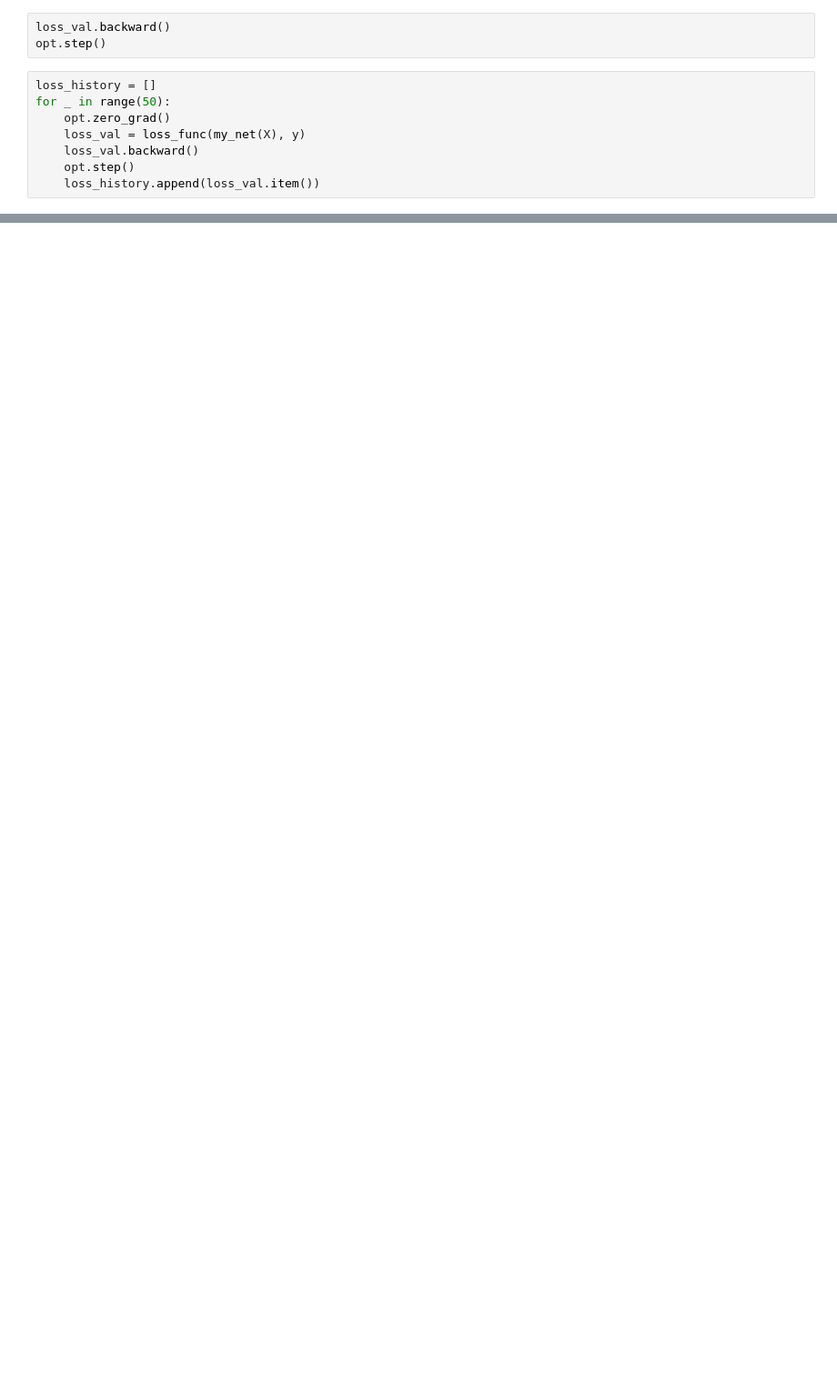
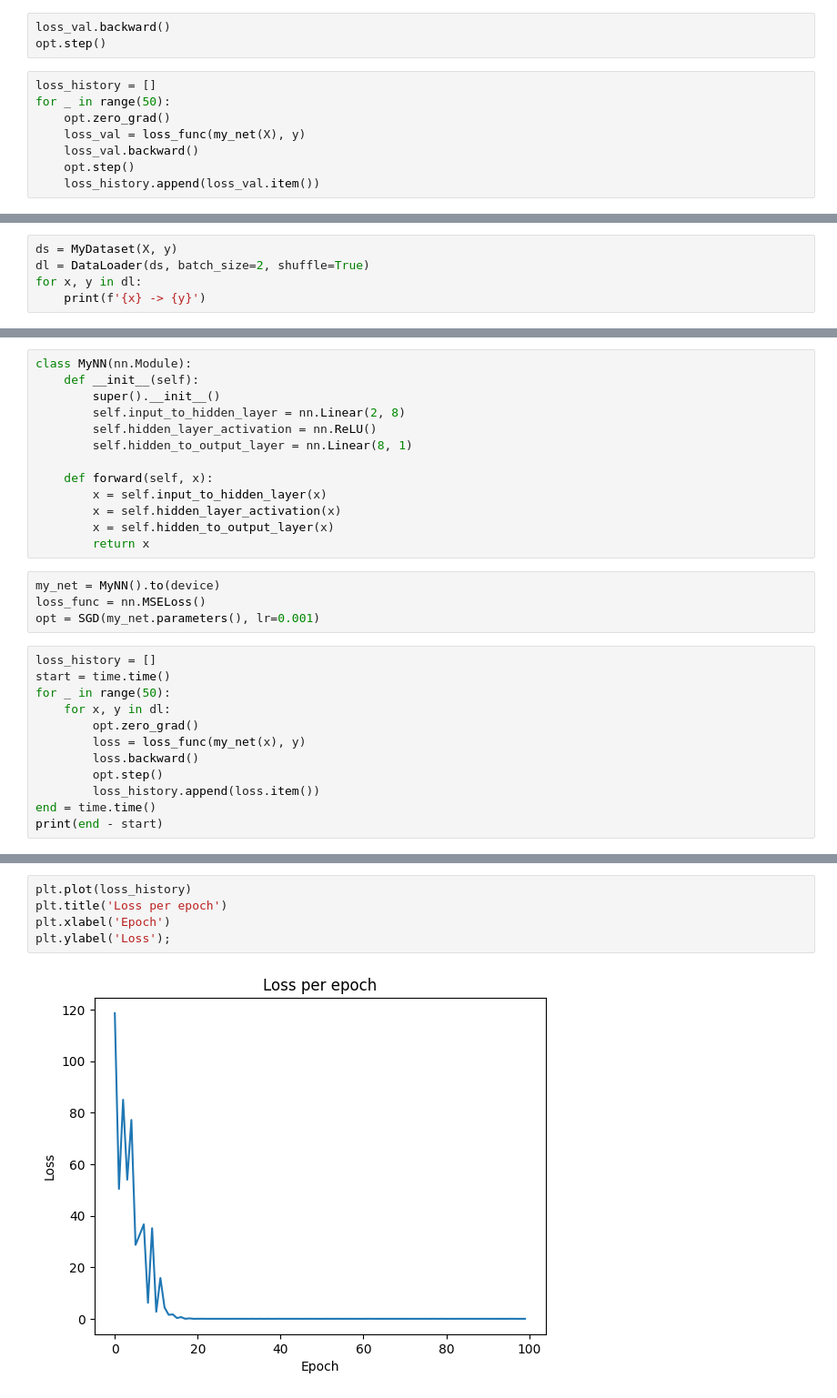
Before and after one commit to damiansp/cpu_vis, a Jupyter notebook: mod_w_pytorch/02_fundamentals/1_fundamentals.ipynb, the cells around one changed output, grey strips where cells are left out. Shown at 91% size. Cells and saved outputs as stored; diff of their text form; blank space fills up the shorter version.

```diff
--- a/mod_w_pytorch/02_fundamentals/1_fundamentals.ipynb
+++ b/mod_w_pytorch/02_fundamentals/1_fundamentals.ipynb
@@ -296,0 +319,5 @@ plt.ylabel('Loss');
+# %%
+ds = MyDataset(X, y)
+dl = DataLoader(ds, batch_size=2, shuffle=True)
+for x, y in dl:
+    print(f'{x} -> {y}')
@@ -296,0 +331,29 @@ plt.ylabel('Loss');
+# %%
+class MyNN(nn.Module):
+    def __init__(self):
+        super().__init__()
+        self.input_to_hidden_layer = nn.Linear(2, 8)
+        self.hidden_layer_activation = nn.ReLU()
+        self.hidden_to_output_layer = nn.Linear(8, 1)
+
+    def forward(self, x):
+        x = self.input_to_hidden_layer(x)
+        x = self.hidden_layer_activation(x)
+        x = self.hidden_to_output_layer(x)
+        return x
+# %%
+my_net = MyNN().to(device)
+loss_func = nn.MSELoss()
+opt = SGD(my_net.parameters(), lr=0.001)
+# %%
+loss_history = []
+start = time.time()
+for _ in range(50):
+    for x, y in dl:
+        opt.zero_grad()
+        loss = loss_func(my_net(x), y)
+        loss.backward()
+        opt.step()
+        loss_history.append(loss.item())
+end = time.time()
+print(end - start)
@@ -296,0 +362,7 @@ plt.ylabel('Loss');
+# %%
+plt.plot(loss_history)
+plt.title('Loss per epoch')
+plt.xlabel('Epoch')
+plt.ylabel('Loss');
+# %% [output]
+[figure, added]
```
Also changed, not shown: parts of 15 cells of this notebook.
